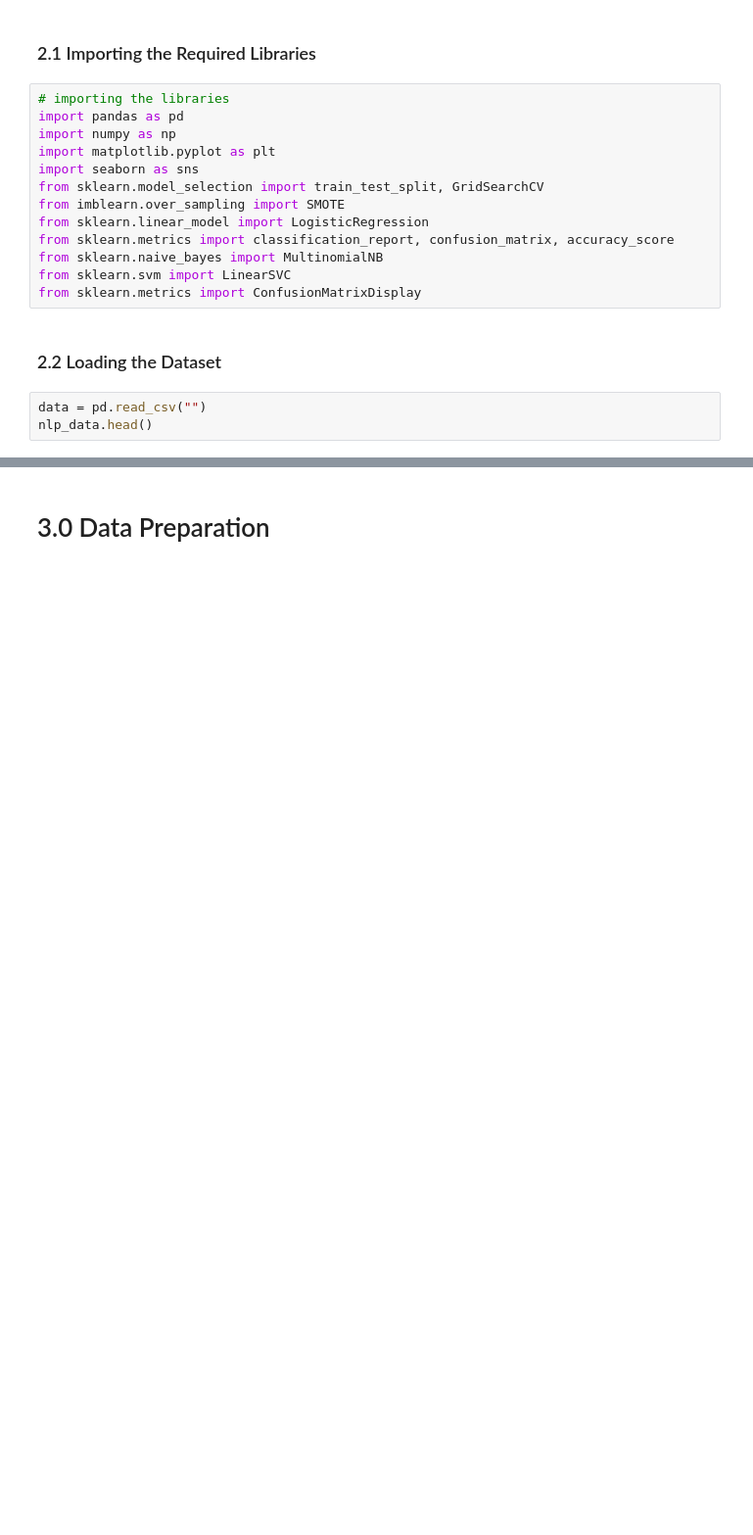
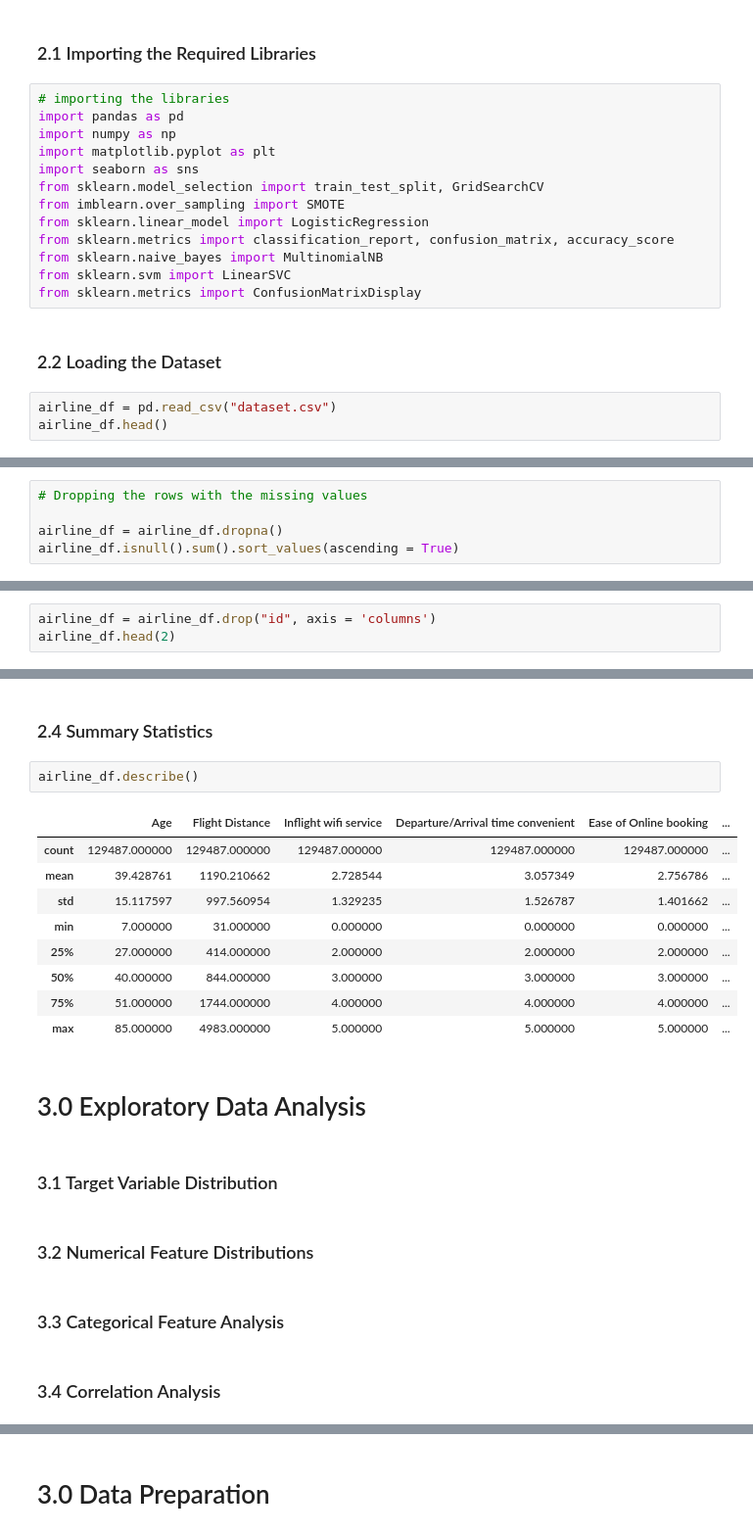
Before and after one commit to JuneHenia/Airline-Satisfaction-Prediction, a Jupyter notebook: Final project ML.ipynb, the cells around one changed output, grey strips where cells are left out. Shown at 98% size. Saved outputs shown, nothing was run; the diff lists cells and outputs as text; blank space fills up the shorter version.

```diff
--- a/Final project ML.ipynb
+++ b/Final project ML.ipynb
@@ -20,5 +47,5 @@ from sklearn.metrics import ConfusionMatrixDisplay
 # %% [markdown]
 ### 2.2 Loading the Dataset
 # %%
-data = pd.read_csv("")
-nlp_data.head()
+airline_df = pd.read_csv("dataset.csv")
+airline_df.head()
@@ -24,0 +131,5 @@ nlp_data.head()
+# %%
+# Dropping the rows with the missing values
+
+airline_df = airline_df.dropna()
+airline_df.isnull().sum().sort_values(ascending = True)
@@ -24,0 +176,3 @@ nlp_data.head()
+# %%
+airline_df = airline_df.drop("id", axis = 'columns')
+airline_df.head(2)
@@ -24,0 +196,24 @@ nlp_data.head()
+# %% [markdown]
+### 2.4 Summary Statistics
+# %%
+airline_df.describe()
+# %% [output]
+|  | Age | Flight Distance | Inflight wifi service | Departure/Arrival time convenient | Ease of Online booking | ... |
+| count | 129487.000000 | 129487.000000 | 129487.000000 | 129487.000000 | 129487.000000 | ... |
+| mean | 39.428761 | 1190.210662 | 2.728544 | 3.057349 | 2.756786 | ... |
+| std | 15.117597 | 997.560954 | 1.329235 | 1.526787 | 1.401662 | ... |
+| min | 7.000000 | 31.000000 | 0.000000 | 0.000000 | 0.000000 | ... |
+| 25% | 27.000000 | 414.000000 | 2.000000 | 2.000000 | 2.000000 | ... |
+| 50% | 40.000000 | 844.000000 | 3.000000 | 3.000000 | 3.000000 | ... |
+| 75% | 51.000000 | 1744.000000 | 4.000000 | 4.000000 | 4.000000 | ... |
+| max | 85.000000 | 4983.000000 | 5.000000 | 5.000000 | 5.000000 | ... |
+# %% [markdown]
+# 3.0 Exploratory Data Analysis
+# %% [markdown]
+### 3.1 Target Variable Distribution
+# %% [markdown]
+### 3.2 Numerical Feature Distributions
+# %% [markdown]
+### 3.3 Categorical Feature Analysis
+# %% [markdown]
+### 3.4 Correlation Analysis
```
Also changed, not shown: parts of 15 cells of this notebook.
